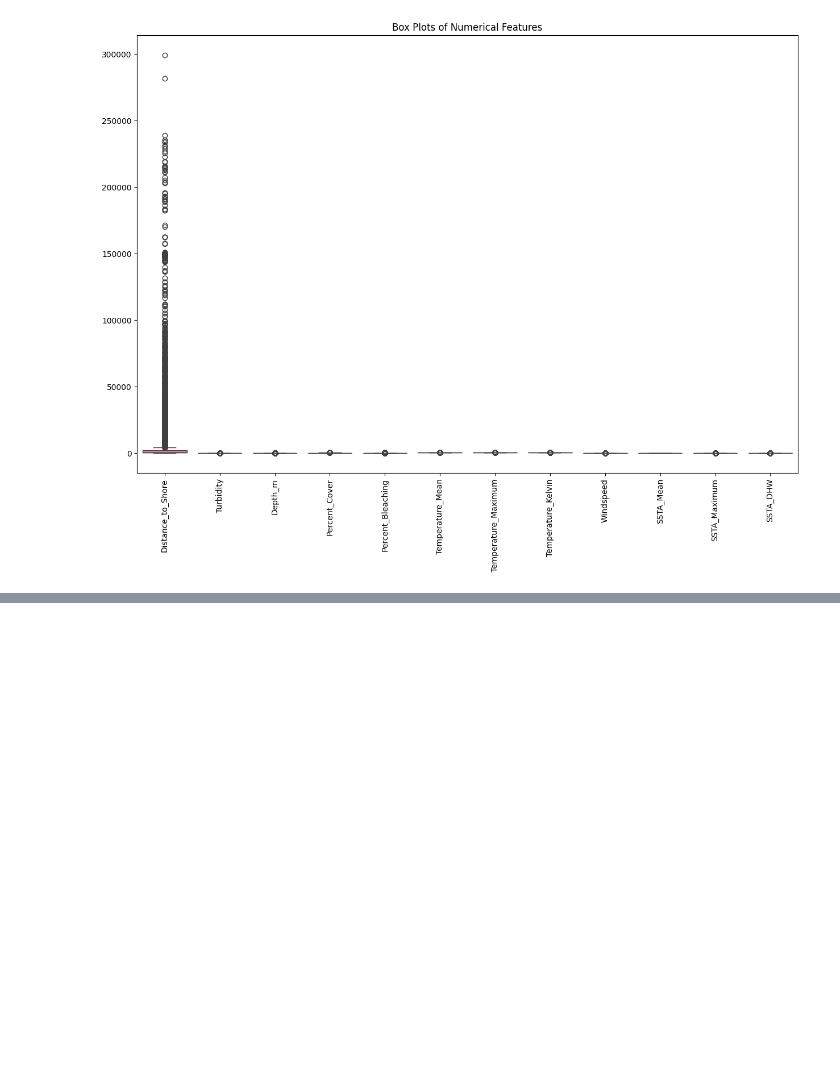
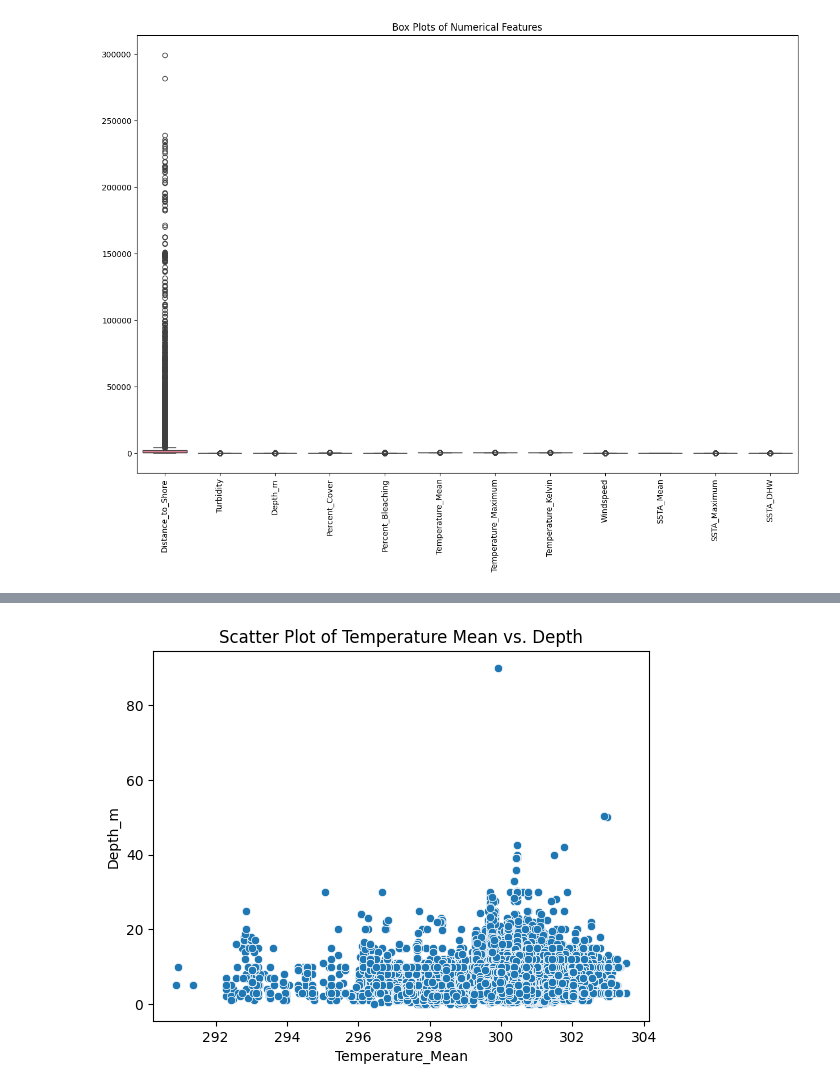
Before and after one commit to minhphan-rmit/rmit2024b-cosc2968-sgs-tut04-team1, a Jupyter notebook: main1.ipynb, the cells around one changed output, grey strips where cells are left out. Saved outputs shown, nothing was run; the diff lists cells and outputs as text; code cells hidden in the pictures; blank space fills up the shorter version.

```diff
--- a/main1.ipynb
+++ b/main1.ipynb
@@ -632,0 +643,8 @@ for feature in categorical_features:
+# %%
+# Scatter plot of Temperature_Mean vs. Depth_m
+sns.scatterplot(x='Temperature_Mean', y='Depth_m', data=df_filtered)
+plt.title('Scatter Plot of Temperature Mean vs. Depth')
+
+plt.show()
+# %% [output]
+[figure, added]
```
Also changed, not shown: parts of 3 cells of this notebook.
